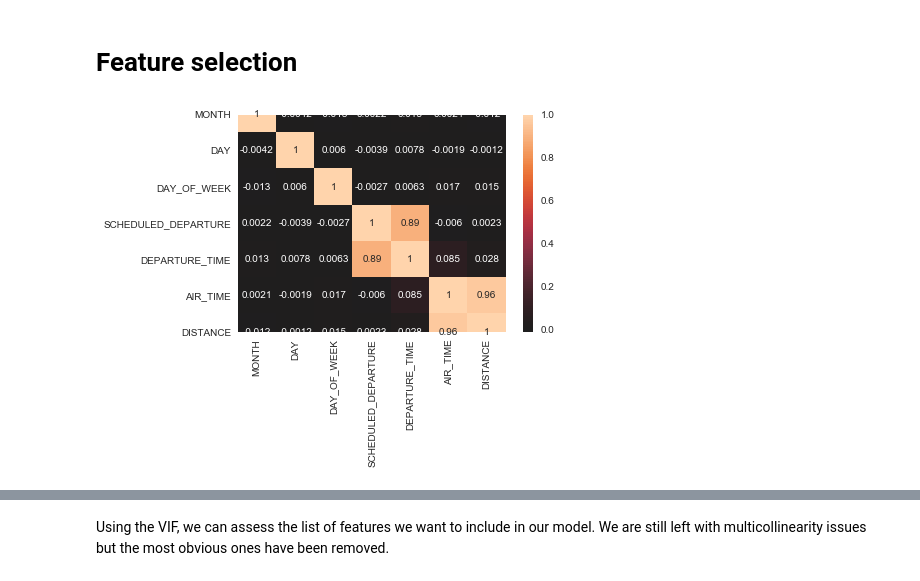
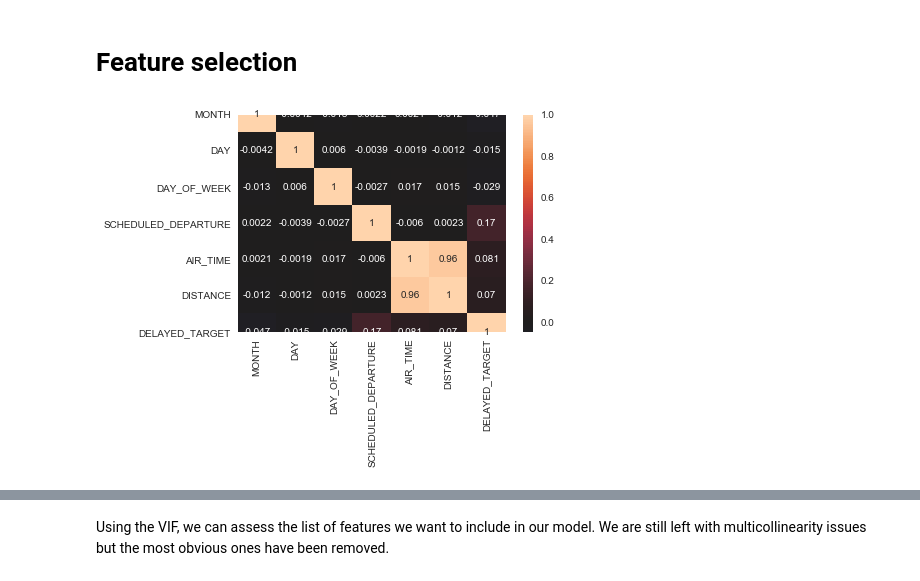
Before and after one commit to petehumphries/Flatiron_Project_5, a Jupyter notebook: PH_flight_delays_and_cancellations_ETL.ipynb, the cells around one changed output, grey strips where cells are left out. Cells and saved outputs as stored; diff of their text form; code cells hidden in the pictures.

```diff
--- a/PH_flight_delays_and_cancellations_ETL.ipynb
+++ b/PH_flight_delays_and_cancellations_ETL.ipynb
@@ -110,4 +128,6 @@ df['WHEELS_ON'] = df['WHEELS_ON'].replace('nan', np.nan).fillna(0)
 df['TAXI_IN'] = df['TAXI_IN'].replace('nan', np.nan).fillna(0)
 df['ARRIVAL_TIME'] = df['ARRIVAL_TIME'].replace('nan', np.nan).fillna(0)
 df['ARRIVAL_DELAY'] = df['ARRIVAL_DELAY'].replace('nan', np.nan).fillna(0)
+# %%
+df['DELAYED_TARGET'] = np.where(df['DEPARTURE_DELAY'] > 0, 1, 0)
 # %%
@@ -164,51 +164,18 @@ sns.jointplot('DEPARTURE_DELAY','DAY_OF_WEEK', data=df, kind='reg');
 # %% [markdown]
 # Feature selection
 # %%
-# 'AIRLINE',
-# 'TAIL_NUMBER',
-# 'ORIGIN_AIRPORT',
-# 'CANCELLATION_REASON',
-# 'DESTINATION_AIRPORT',
-
 features = ['MONTH',
             'DAY',
             'DAY_OF_WEEK',
             'SCHEDULED_DEPARTURE',
-            'DEPARTURE_TIME',
             'AIR_TIME',
             'DISTANCE',
+            'DELAYED_TARGET'
            ]
-#
-            #'DEPARTURE_DELAY',
-            #'TAXI_OUT',
-            #'WHEELS_OFF'
 
-            #'SCHEDULED_TIME',
- #           'ELAPSED_TIME',
-  #          'AIR_TIME',
-    #        'WHEELS_ON',
-     #       'TAXI_IN',
-      #      'SCHEDULED_ARRIVAL',
-       #     'ARRIVAL_TIME',
-        #    'ARRIVAL_DELAY',
-         #   'DIVERTED',
-          #  'CANCELLED',
-           # 'AIR_SYSTEM_DELAY',
-            #'SECURITY_DELAY',
-#            'AIRLINE_DELAY',
- #           'LATE_AIRCRAFT_DELAY',
-  #          'WEATHER_DELAY',
-   #         'ORIGIN_CITY',
-    #        'ORIGIN_LATITUDE',
-     #       'ORIGIN_LONGITUDE',
-       #     'DESTINATION_CITY',
-        #    'DESTINATION_STATE',
-         #   'DESTINATION_LATITUDE',
-           # 'DESTINATION_LONGITUDE'
-      #     ]
 
 target = df['DEPARTURE_DELAY']
 dfFeatures = df[features]
 sns.heatmap(dfFeatures.corr(), center=0, annot=True);
 # %% [output]
-[figure, old version]
+[figure, new version]
```
Also changed, not shown: parts of 35 cells of this notebook.
